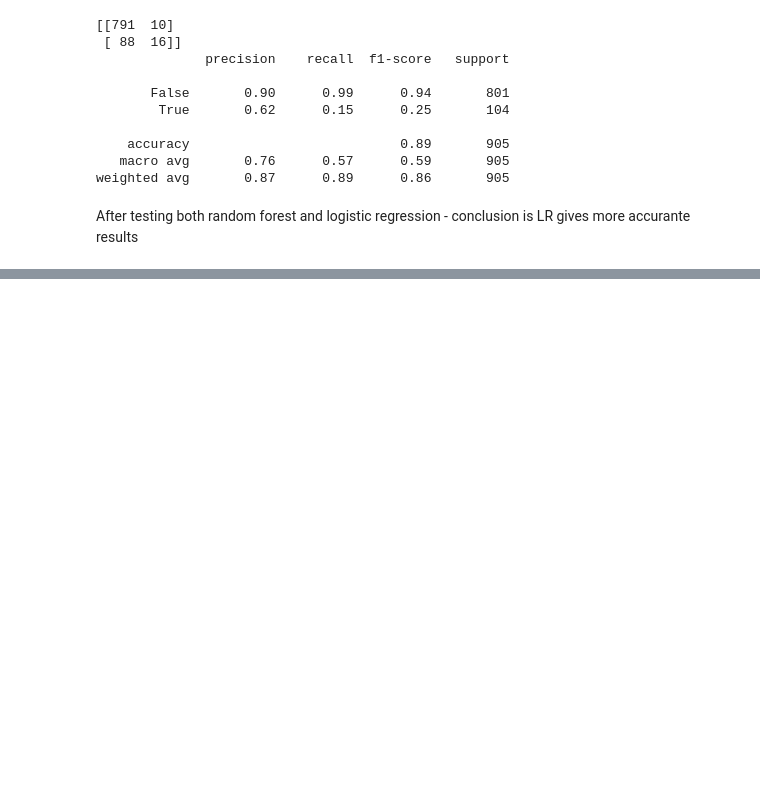
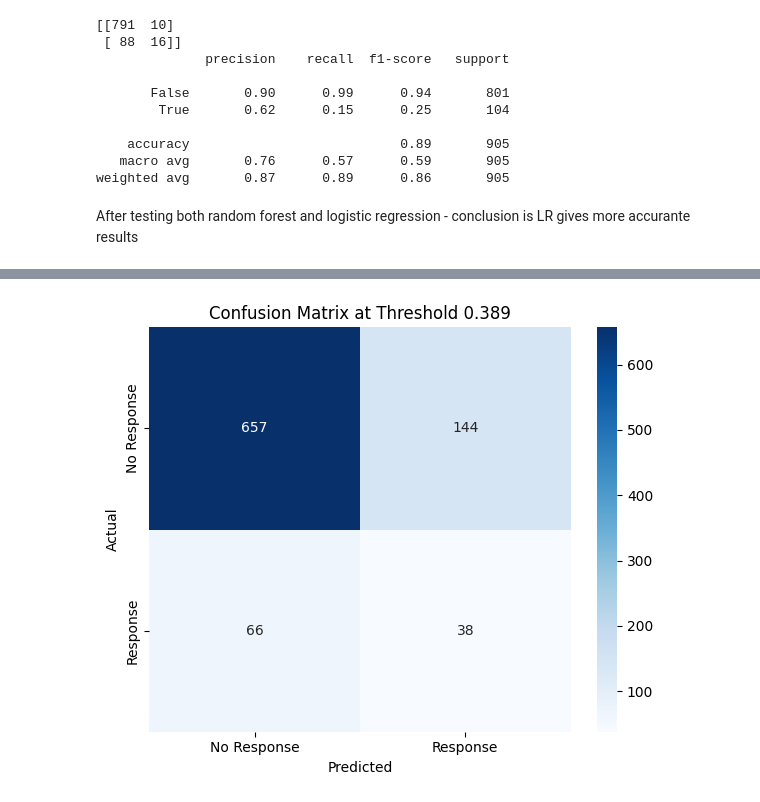
Before and after one commit to 45modeus/DI-Bootcamp, a Jupyter notebook: Week12/day1/hackaton.ipynb, the cells around one changed output, grey strips where cells are left out. Cells and saved outputs as stored; diff of their text form; code cells hidden in the pictures; blank space fills up the shorter version.

```diff
--- a/Week12/day1/hackaton.ipynb
+++ b/Week12/day1/hackaton.ipynb
@@ -1308,0 +1359,19 @@ After testing both random forest and logistic regression - conclusion is LR give
+# %%
+from sklearn.model_selection import train_test_split
+from imblearn.over_sampling import SMOTE
+
+X = df_encoded.drop(columns=['y_yes'])
+y = df_encoded['y_yes']
+
+# Step 1: Split data
+X_train, X_test, y_train, y_test = train_test_split(
+    X, y, test_size=0.2, random_state=42, stratify=y
+)
+
+# Step 2: Apply SMOTE
+smote = SMOTE(random_state=42)
+X_train_res, y_train_res = smote.fit_resample(X_train, y_train)
+
+# Confirm new class distribution
+print("Original:", y_train.value_counts())
+print("After SMOTE:", y_train_res.value_counts())
@@ -1308,0 +1588,24 @@ After testing both random forest and logistic regression - conclusion is LR give
+# %%
+from sklearn.metrics import confusion_matrix
+
+# Ensure your test labels are in integer format
+y_test = y_test.astype(int)
+
+# Apply your saved threshold to probabilities
+threshold = 0.389
+y_pred = (model.predict_proba(X_test)[:, 1] >= threshold).astype(int)
+
+# Create confusion matrix
+cm = confusion_matrix(y_test, y_pred)
+labels = ["No Response", "Response"]
+
+# Plot confusion matrix
+plt.figure(figsize=(6, 5))
+sns.heatmap(cm, annot=True, fmt="d", cmap="Blues", xticklabels=labels, yticklabels=labels)
+plt.xlabel("Predicted")
+plt.ylabel("Actual")
+plt.title(f"Confusion Matrix at Threshold {threshold:.3f}")
+plt.tight_layout()
+plt.show()
+# %% [output]
+[figure, added]
```
Also changed, not shown: parts of 14 cells of this notebook.
